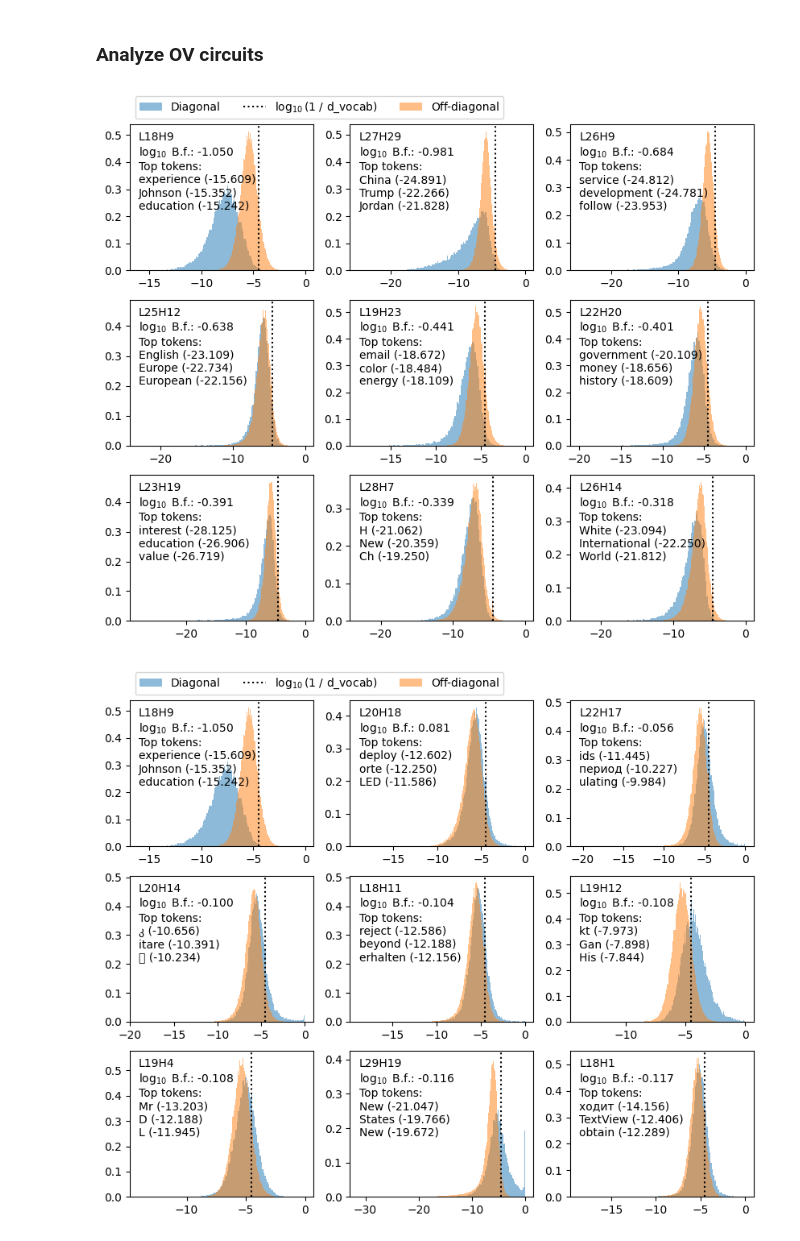
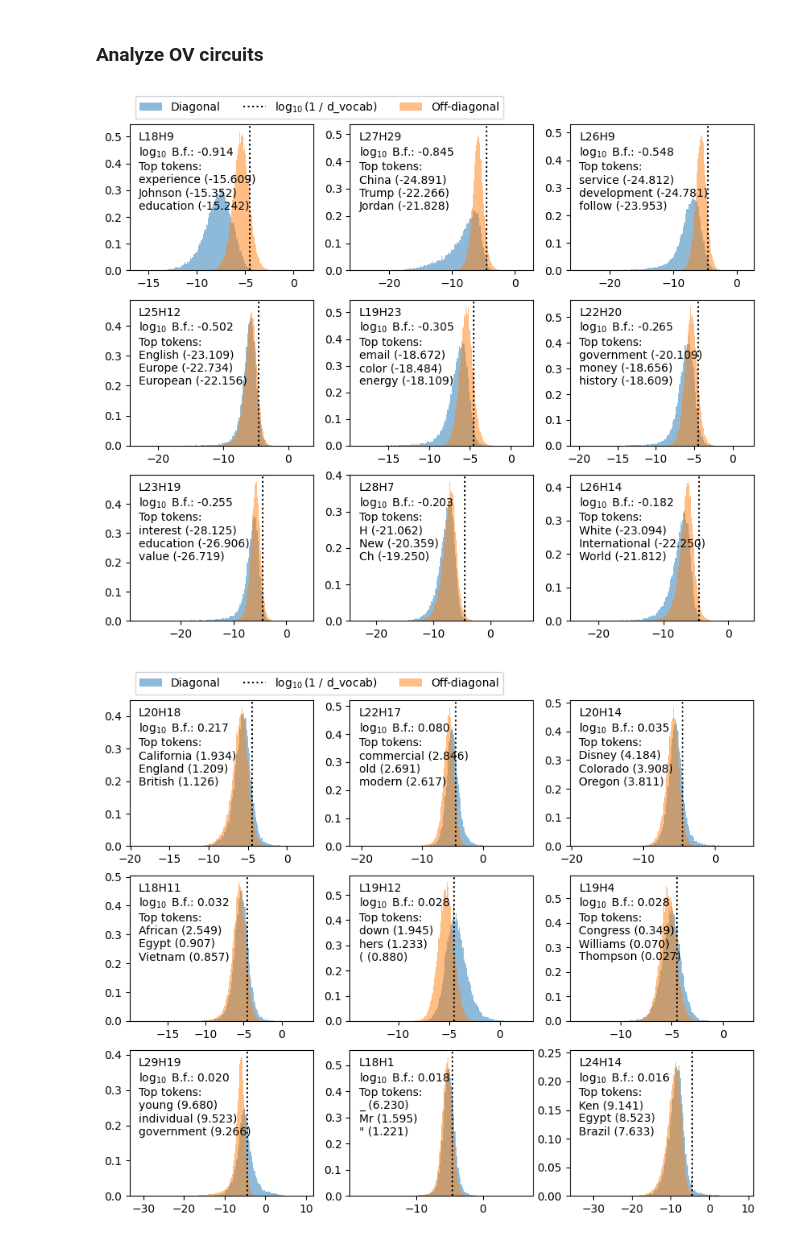
Before and after one commit to ed1d1a8d/prompt-injection-interp, a Jupyter notebook: notebooks/dontsay/ov-analysis.ipynb, the cells around one changed output. Drawn from its saved outputs; the diff is of its cells as text; code cells hidden in the pictures.

```diff
--- a/notebooks/dontsay/ov-analysis.ipynb
+++ b/notebooks/dontsay/ov-analysis.ipynb
@@ -93,13 +93,13 @@ Index(['case_id', 'pararel_idx', 'relation_id', 'subject', 'target_new_str',
 log_bf_nc_c = np.concatenate(
     [
         np.stack(df.lo_correct_nc0_c) - df.lo_correct_nc0.to_numpy()[:, None],
-        np.stack(df.lo_correct_nc1_c) - df.lo_correct_nc0.to_numpy()[:, None],
+        np.stack(df.lo_correct_nc1_c) - df.lo_correct_nc1.to_numpy()[:, None],
     ]
 )
 log_bf_c_nc = np.concatenate(
     [
-        np.stack(df.lo_correct_c_nc0) - df.lo_correct_nc0.to_numpy()[:, None],
-        np.stack(df.lo_correct_c_nc1) - df.lo_correct_nc0.to_numpy()[:, None],
+        np.stack(df.lo_correct_c_nc0) - df.lo_correct_c.to_numpy()[:, None],
+        np.stack(df.lo_correct_c_nc1) - df.lo_correct_c.to_numpy()[:, None],
     ]
 )
 print(log_bf_c_nc.shape, log_bf_nc_c.shape)
@@ -119,15 +119,20 @@ def get_ov_resp_matrix(layer: int, head: int):
     W_V = tl_model.W_V[layer, head]
 
     with torch.no_grad():
-        return utils.unembed(
-            tl_model.W_E @ W_V @ W_O, tl_model=tl_model
-        ).log_softmax(dim=-1)
+        return (
+            utils.unembed(tl_model.W_E @ W_V @ W_O, tl_model=tl_model)
+            .double()
+            .softmax(dim=-1)
+            .logit()
+            .half()
+        )
 
 
 def plot_ov_resp_matrix(
     layer: int,
     head: int,
     top_tokens: int = 3,
+    largest: bool = False,
 ):
     resp_mat = get_ov_resp_matrix(layer=layer, head=head)
     log10_resp_diag = resp_mat.diag().cpu().numpy() / np.log(10)
@@ -144,12 +149,12 @@ def plot_ov_resp_matrix(
     # )
 
     top_tokens = torch.topk(
-        torch.tensor(log10_resp_diag).float(), top_tokens, largest=False
+        torch.tensor(log10_resp_diag).float(), top_tokens, largest=largest
     ).indices
 
     log10_bf = log_bf_nc_c.mean(axis=0)[
         list(LABELS).index(f"L{layer}H{head}ATN")
-    ]
+    ] / np.log(10)
     plt.text(
         0.05,
         0.95,
@@ -202,21 +207,21 @@ for i in tqdm(range(9)):
     if i == 0:
         plt.legend(bbox_to_anchor=(0, 1), loc="lower left", ncol=3)
 # %% [output]
-[figure, old version]
+[figure, new version]
 # %%
 atn_head_locs = [
     (int(label.split("H")[0][1:]), int(label.split("H")[1][:-3]))
     for label in LABELS_ORDERED
     if "ATN" in label
 ]
 
 plt.figure(figsize=(10, 8))
 for i in tqdm(range(9)):
     plt.subplot(3, 3, i + 1)
 
     layer, head = atn_head_locs[-i - 1]
-    plot_ov_resp_matrix(layer=layer, head=head, top_tokens=3)
+    plot_ov_resp_matrix(layer=layer, head=head, top_tokens=3, largest=True)
     if i == 0:
         plt.legend(bbox_to_anchor=(0, 1), loc="lower left", ncol=3)
 # %% [output]
-[figure, old version]
+[figure, new version]
```
